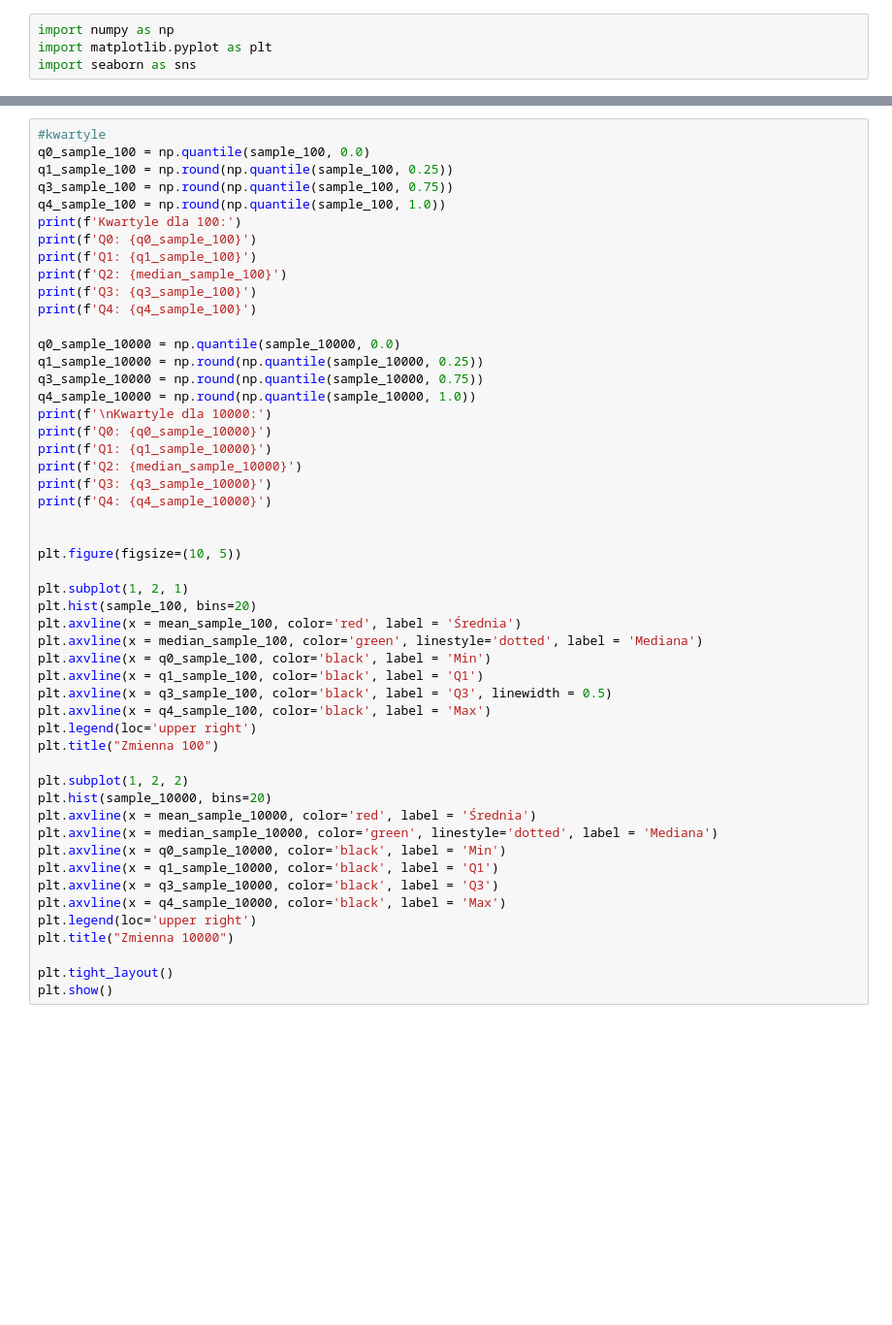
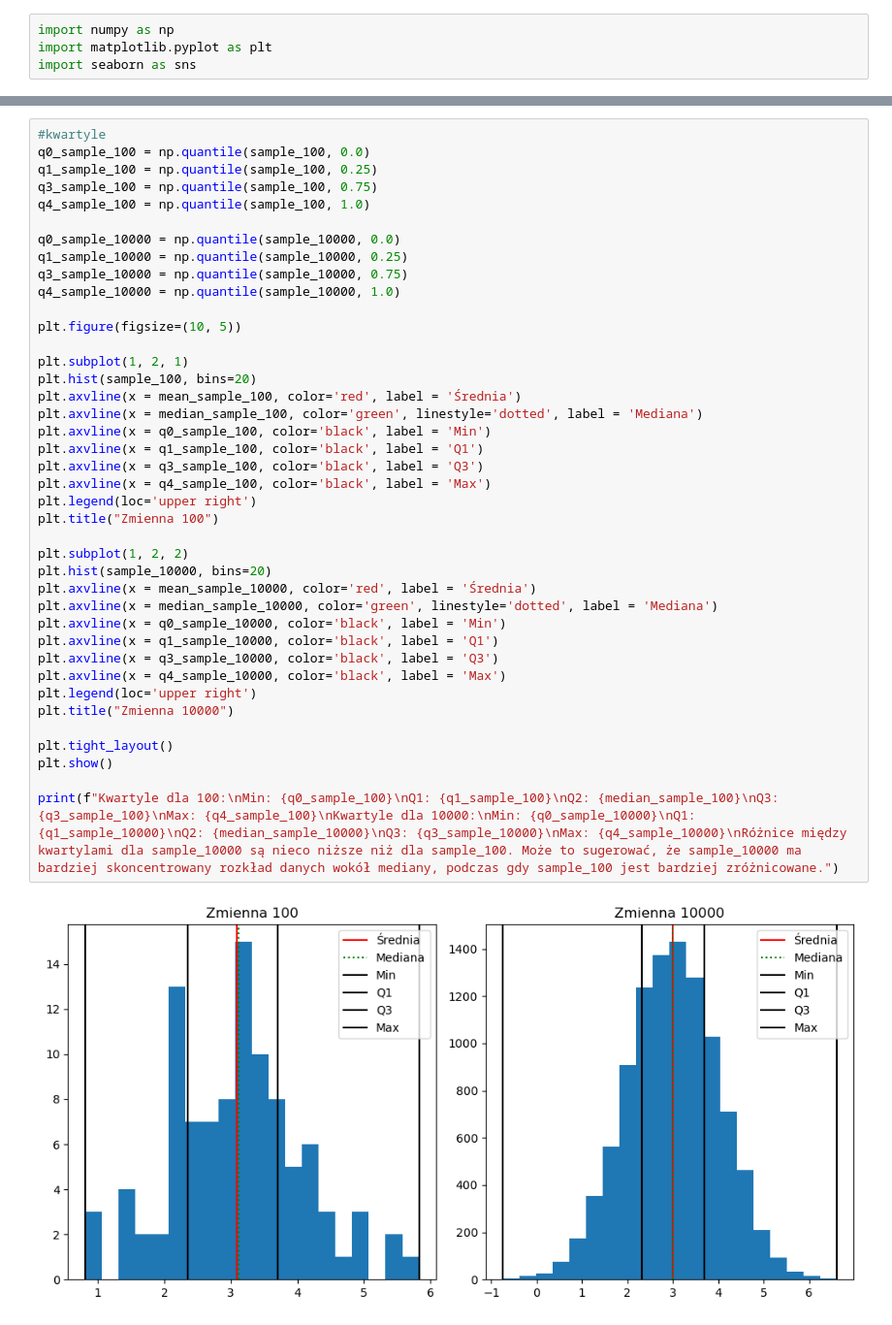
Before and after one commit to sabinakromraj/modul10_3, a Jupyter notebook: modul10_3.ipynb, the cells around one changed output, grey strips where cells are left out. Shown: that part at 97% size. Saved outputs shown, nothing was run; the diff lists cells and outputs as text; blank space fills up the shorter version.

```diff
--- a/modul10_3.ipynb
+++ b/modul10_3.ipynb
@@ -83,53 +86,43 @@ Mediana dla 10000: 3.0
 # %%
 #kwartyle
 q0_sample_100 = np.quantile(sample_100, 0.0)
-q1_sample_100 = np.round(np.quantile(sample_100, 0.25))
-q3_sample_100 = np.round(np.quantile(sample_100, 0.75))
-q4_sample_100 = np.round(np.quantile(sample_100, 1.0))
-print(f'Kwartyle dla 100:')
-print(f'Q0: {q0_sample_100}')
-print(f'Q1: {q1_sample_100}')
-print(f'Q2: {median_sample_100}')
-print(f'Q3: {q3_sample_100}')
-print(f'Q4: {q4_sample_100}')
+q1_sample_100 = np.quantile(sample_100, 0.25)
+q3_sample_100 = np.quantile(sample_100, 0.75)
+q4_sample_100 = np.quantile(sample_100, 1.0)
 
 q0_sample_10000 = np.quantile(sample_10000, 0.0)
-q1_sample_10000 = np.round(np.quantile(sample_10000, 0.25))
-q3_sample_10000 = np.round(np.quantile(sample_10000, 0.75))
-q4_sample_10000 = np.round(np.quantile(sample_10000, 1.0))
-print(f'\nKwartyle dla 10000:')
-print(f'Q0: {q0_sample_10000}')
-print(f'Q1: {q1_sample_10000}')
-print(f'Q2: {median_sample_10000}')
-print(f'Q3: {q3_sample_10000}')
-print(f'Q4: {q4_sample_10000}')
-
+q1_sample_10000 = np.quantile(sample_10000, 0.25)
+q3_sample_10000 = np.quantile(sample_10000, 0.75)
+q4_sample_10000 = np.quantile(sample_10000, 1.0)
 
 plt.figure(figsize=(10, 5))
 
 plt.subplot(1, 2, 1)
 plt.hist(sample_100, bins=20)
 plt.axvline(x = mean_sample_100, color='red', label = 'Średnia')
 plt.axvline(x = median_sample_100, color='green', linestyle='dotted', label = 'Mediana')
 plt.axvline(x = q0_sample_100, color='black', label = 'Min')
 plt.axvline(x = q1_sample_100, color='black', label = 'Q1')
-plt.axvline(x = q3_sample_100, color='black', label = 'Q3', linewidth = 0.5)
+plt.axvline(x = q3_sample_100, color='black', label = 'Q3')
 plt.axvline(x = q4_sample_100, color='black', label = 'Max')
 plt.legend(loc='upper right')
 plt.title("Zmienna 100")
 
 plt.subplot(1, 2, 2)
 plt.hist(sample_10000, bins=20)
 plt.axvline(x = mean_sample_10000, color='red', label = 'Średnia')
 plt.axvline(x = median_sample_10000, color='green', linestyle='dotted', label = 'Mediana')
 plt.axvline(x = q0_sample_10000, color='black', label = 'Min')
 plt.axvline(x = q1_sample_10000, color='black', label = 'Q1')
 plt.axvline(x = q3_sample_10000, color='black', label = 'Q3')
 plt.axvline(x = q4_sample_10000, color='black', label = 'Max')
 plt.legend(loc='upper right')
 plt.title("Zmienna 10000")
 
 plt.tight_layout()
 plt.show()
+
+print(f"Kwartyle dla 100:\nMin: {q0_sample_100}\nQ1: {q1_sample_100}\nQ2: {median_sample_100}\nQ3: {q3_sample_100}\nMax: {q4_sample_100}\nKwartyle dla 10000:\nMin: {q0_sample_10000}\nQ1: {q1_sample_10000}\nQ2: {median_sample_10000}\nQ3: {q3_sample_10000}\nMax: {q4_sample_10000}\nRóżnice między kwartylami dla sample_10000 są nieco niższe niż dla sample_100. Może to sugerować, że sample_10000 ma bardziej skoncentrowany rozkład danych wokół mediany, podczas gdy sample_100 jest bardziej zróżnicowane.")
 # %% [output]
+[figure, new version]
 Kwartyle dla 100:
```
Also changed, not shown: parts of 8 cells of this notebook.
